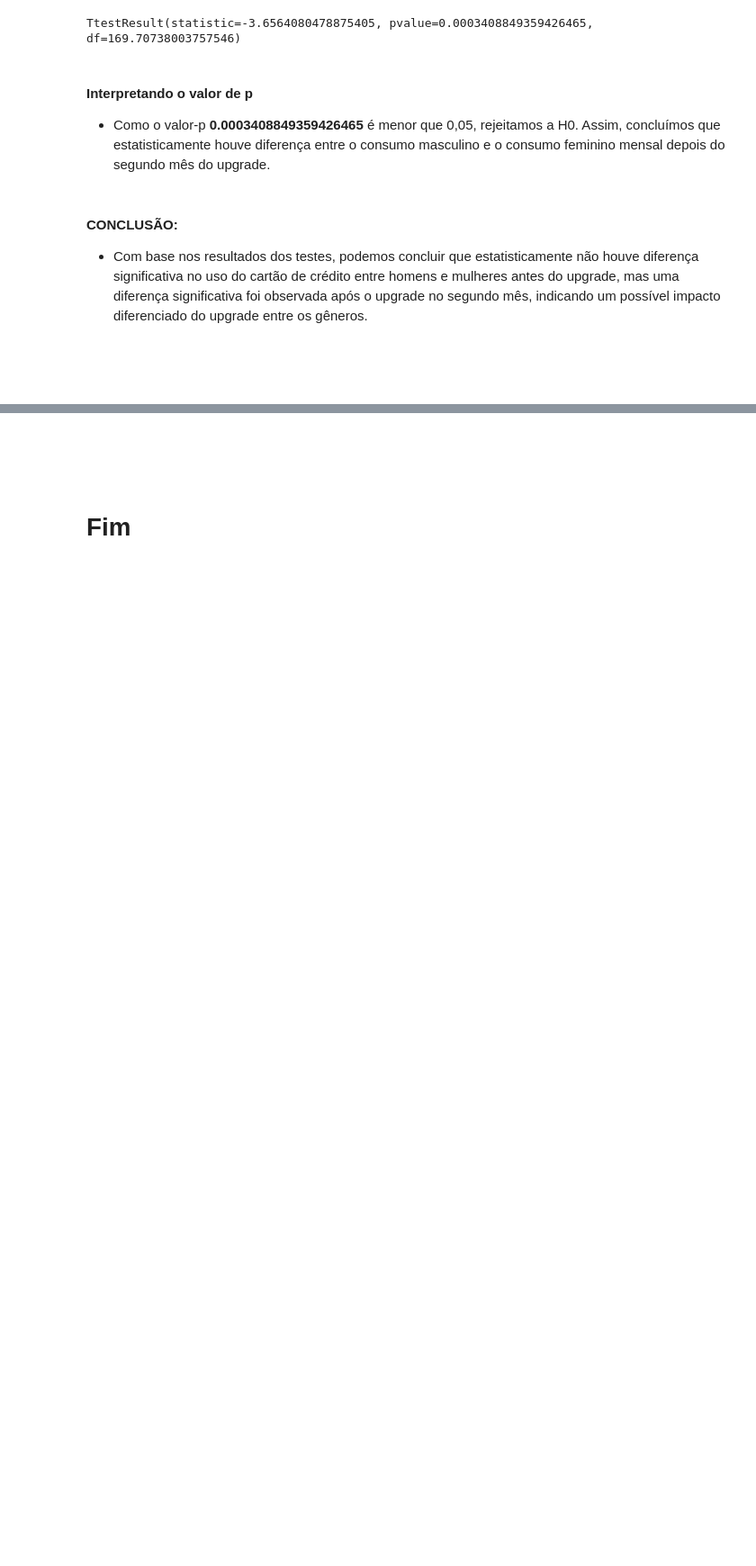
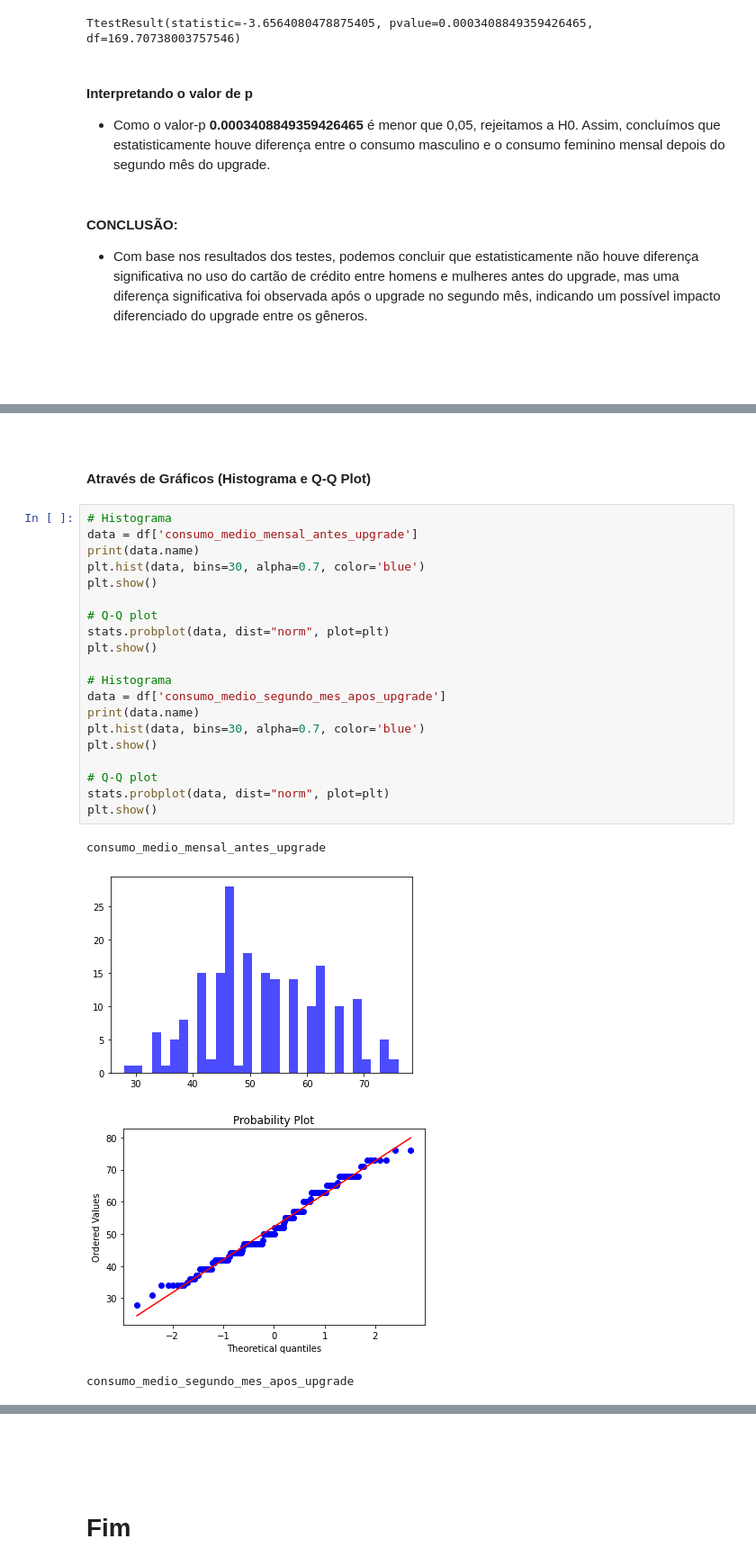
Before and after one commit to EduardoBran/Python_-_Analise_Estatistica_de_Dados, a Jupyter notebook: 04.Lab_-_Testes_de_Hipotese_Para_Problemas_de_Negocio_com_Telecom.ipynb, the cells around one changed output, grey strips where cells are left out. Shown: that part at 90% size. Drawn from its saved outputs; the diff is of its cells as text; blank space fills up the shorter version.

```diff
--- a/04.Lab_-_Testes_de_Hipotese_Para_Problemas_de_Negocio_com_Telecom.ipynb
+++ b/04.Lab_-_Testes_de_Hipotese_Para_Problemas_de_Negocio_com_Telecom.ipynb
@@ -644,0 +801,29 @@ Se o valor-p for menor que 0,05 rejeitamos a H0. Caso contrário, falhamos em re
+# %% [markdown]
+<br>
+
+#### Através de Gráficos (Histograma e Q-Q Plot)
+# %%
+# Histograma
+data = df['consumo_medio_mensal_antes_upgrade']
+print(data.name)
+plt.hist(data, bins=30, alpha=0.7, color='blue')
+plt.show()
+
+# Q-Q plot
+stats.probplot(data, dist="norm", plot=plt)
+plt.show()
+
+# Histograma
+data = df['consumo_medio_segundo_mes_apos_upgrade']
+print(data.name)
+plt.hist(data, bins=30, alpha=0.7, color='blue')
+plt.show()
+
+# Q-Q plot
+stats.probplot(data, dist="norm", plot=plt)
+plt.show()
+# %% [output]
+consumo_medio_mensal_antes_upgrade
+[figure, added]
+[figure, added]
+consumo_medio_segundo_mes_apos_upgrade
```
Also changed, not shown: parts of 40 cells of this notebook, 1 other file.
